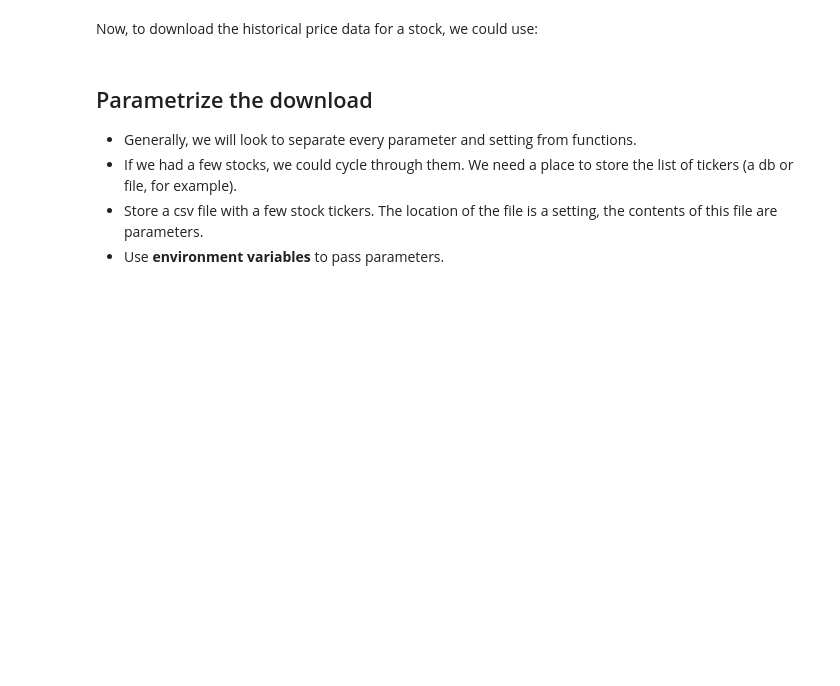
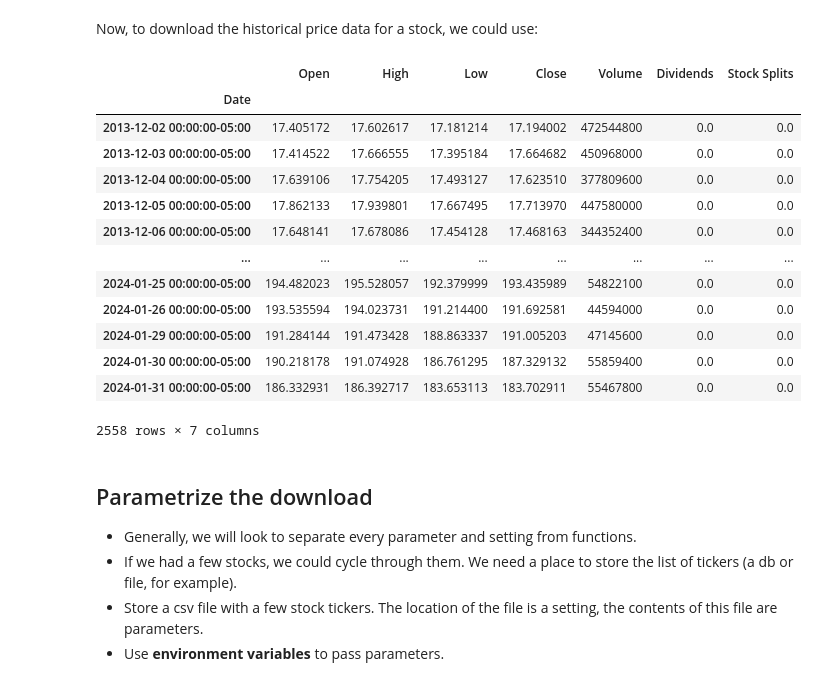
Before and after one commit to UofT-DSI/production, a Jupyter notebook: 01_materials/labs/02_data_engineering.ipynb, the cells around one changed output. Cells and saved outputs as stored; diff of their text form; code cells hidden in the pictures; blank space fills up the shorter version.

```diff
--- a/01_materials/labs/02_data_engineering.ipynb
+++ b/01_materials/labs/02_data_engineering.ipynb
@@ -67,6 +67,23 @@ Now, to download the historical price data for a stock, we could use:
 # %%
 stock = yf.Ticker("AAPL")
 px = stock.history(start = "2013-12-01", end = "2024-02-01")
+px.index
+px
+# %% [output]
+|  | Open | High | Low | Close | Volume | Dividends | Stock Splits |
+| Date |  |  |  |  |  |  |  |
+| 2013-12-02 00:00:00-05:00 | 17.405172 | 17.602617 | 17.181214 | 17.194002 | 472544800 | 0.0 | 0.0 |
+| 2013-12-03 00:00:00-05:00 | 17.414522 | 17.666555 | 17.395184 | 17.664682 | 450968000 | 0.0 | 0.0 |
+| 2013-12-04 00:00:00-05:00 | 17.639106 | 17.754205 | 17.493127 | 17.623510 | 377809600 | 0.0 | 0.0 |
+| 2013-12-05 00:00:00-05:00 | 17.862133 | 17.939801 | 17.667495 | 17.713970 | 447580000 | 0.0 | 0.0 |
+| 2013-12-06 00:00:00-05:00 | 17.648141 | 17.678086 | 17.454128 | 17.468163 | 344352400 | 0.0 | 0.0 |
+| ... | ... | ... | ... | ... | ... | ... | ... |
+| 2024-01-25 00:00:00-05:00 | 194.482023 | 195.528057 | 192.379999 | 193.435989 | 54822100 | 0.0 | 0.0 |
+| 2024-01-26 00:00:00-05:00 | 193.535594 | 194.023731 | 191.214400 | 191.692581 | 44594000 | 0.0 | 0.0 |
+| 2024-01-29 00:00:00-05:00 | 191.284144 | 191.473428 | 188.863337 | 191.005203 | 47145600 | 0.0 | 0.0 |
+| 2024-01-30 00:00:00-05:00 | 190.218178 | 191.074928 | 186.761295 | 187.329132 | 55859400 | 0.0 | 0.0 |
+| 2024-01-31 00:00:00-05:00 | 186.332931 | 186.392717 | 183.653113 | 183.702911 | 55467800 | 0.0 | 0.0 |
+2558 rows × 7 columns
 # %% [markdown]
 ## Parametrize the download
 
```
Also changed, not shown: parts of 11 cells of this notebook, 3 other files.
